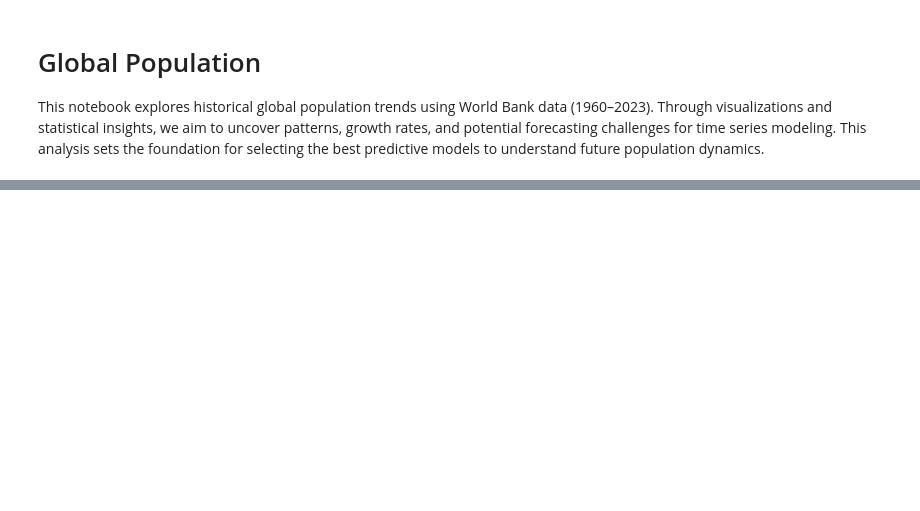
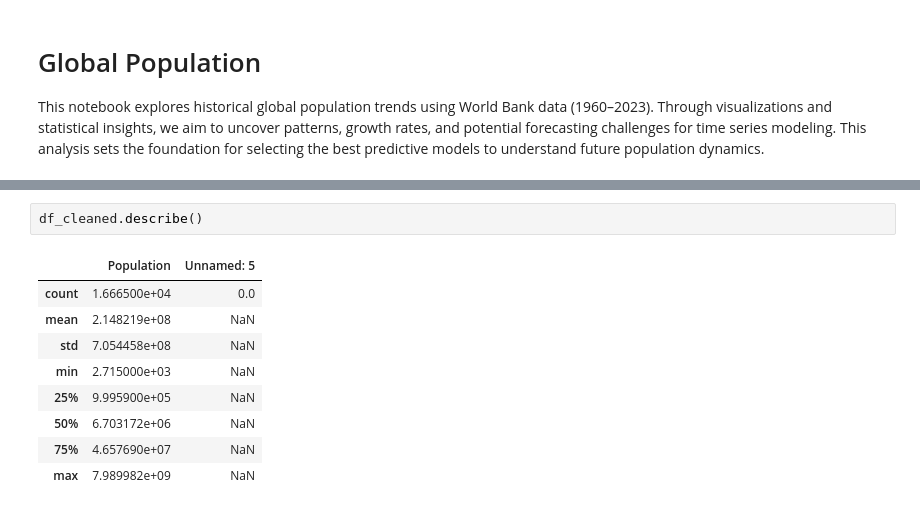
Before and after one commit to llasso05/Proyecto_Final_Modelos_Predictivos, a Jupyter notebook: notebooks/EDA.ipynb, the cells around one changed output, grey strips where cells are left out. Drawn from its saved outputs; the diff is of its cells as text; blank space fills up the shorter version.

```diff
--- a/notebooks/EDA.ipynb
+++ b/notebooks/EDA.ipynb
@@ -15,0 +108,12 @@ ModuleNotFoundError: No module named 'src'
+# %%
+df_cleaned.describe()
+# %% [output]
+|  | Population | Unnamed: 5 |
+| count | 1.666500e+04 | 0.0 |
+| mean | 2.148219e+08 | NaN |
+| std | 7.054458e+08 | NaN |
+| min | 2.715000e+03 | NaN |
+| 25% | 9.995900e+05 | NaN |
+| 50% | 6.703172e+06 | NaN |
+| 75% | 4.657690e+07 | NaN |
+| max | 7.989982e+09 | NaN |
```
Also changed, not shown: parts of 16 cells of this notebook, 1 other file.
